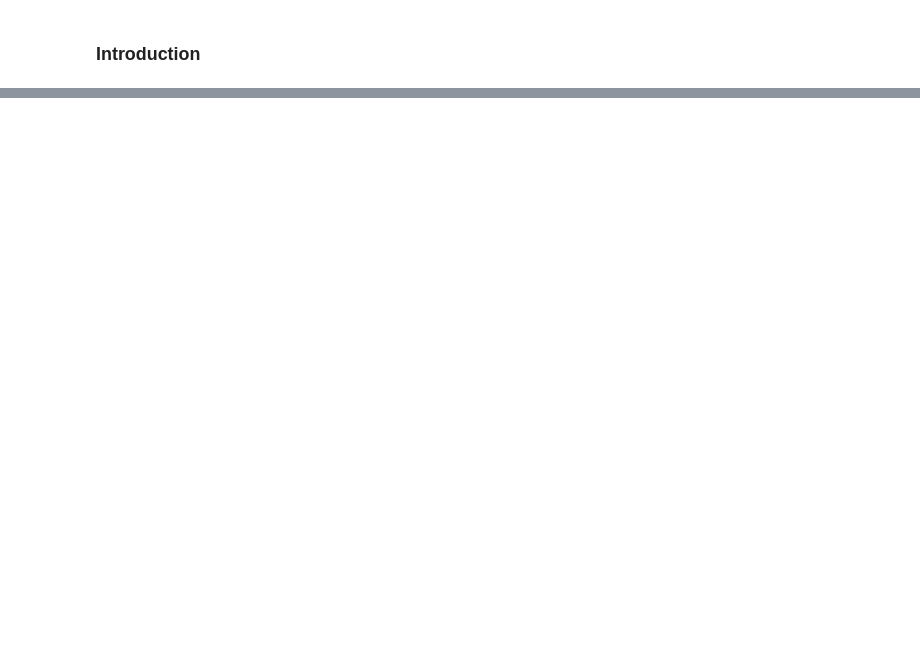
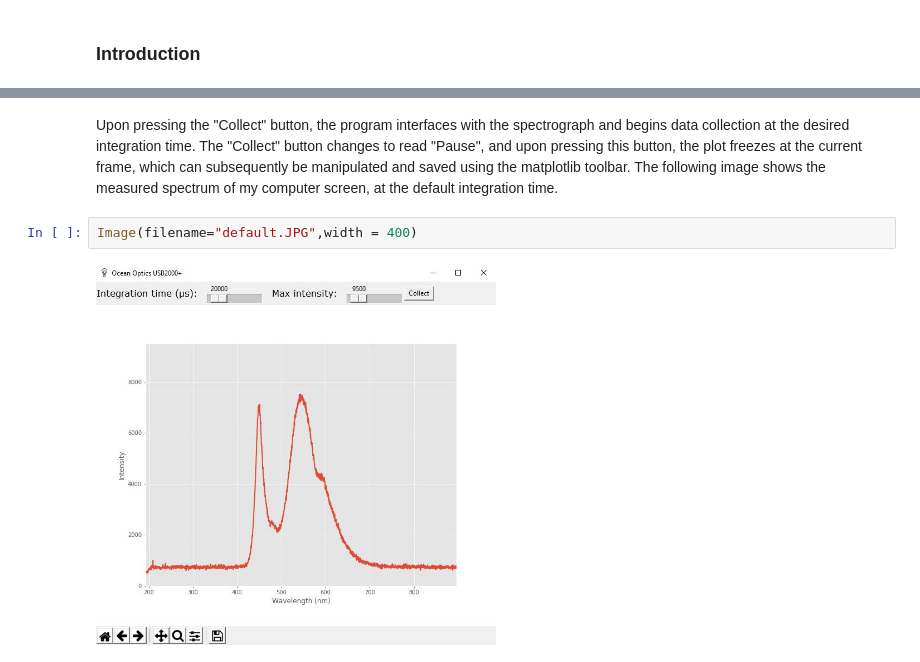
Before and after one commit to AlexanderHickey/PHYS581, a Jupyter notebook: Report 2 - Spectrograph GUI/Report 2 - Spectrograph.ipynb, the cells around one changed output, grey strips where cells are left out. Drawn from its saved outputs; the diff is of its cells as text; blank space fills up the shorter version.

```diff
--- a/Report 2 - Spectrograph GUI/Report 2 - Spectrograph.ipynb
+++ b/Report 2 - Spectrograph GUI/Report 2 - Spectrograph.ipynb
@@ -20,0 +29,6 @@ In assignment 6, we explored the construction of a graphical user interface for
+# %% [markdown]
+Upon pressing the "Collect" button, the program interfaces with the spectrograph and begins data collection at the desired integration time. The "Collect" button changes to read "Pause", and upon pressing this button, the plot freezes at the current frame, which can subsequently be manipulated and saved using the matplotlib toolbar. The following image shows the measured spectrum of my computer screen, at the default integration time.
+# %%
+Image(filename="default.JPG",width = 400)
+# %% [output]
+[figure, added]
```
Also changed, not shown: parts of 13 cells of this notebook, 8 other files.
